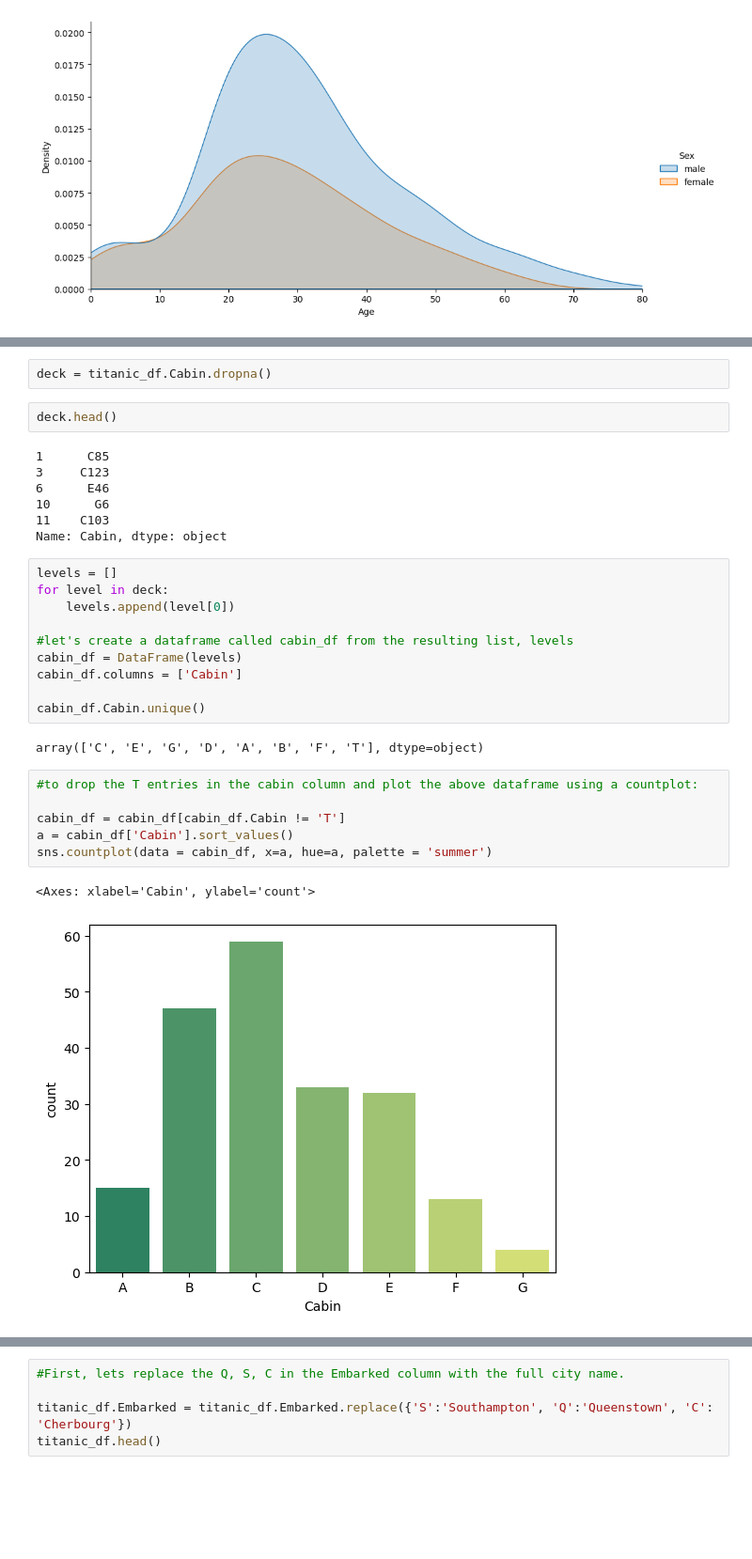
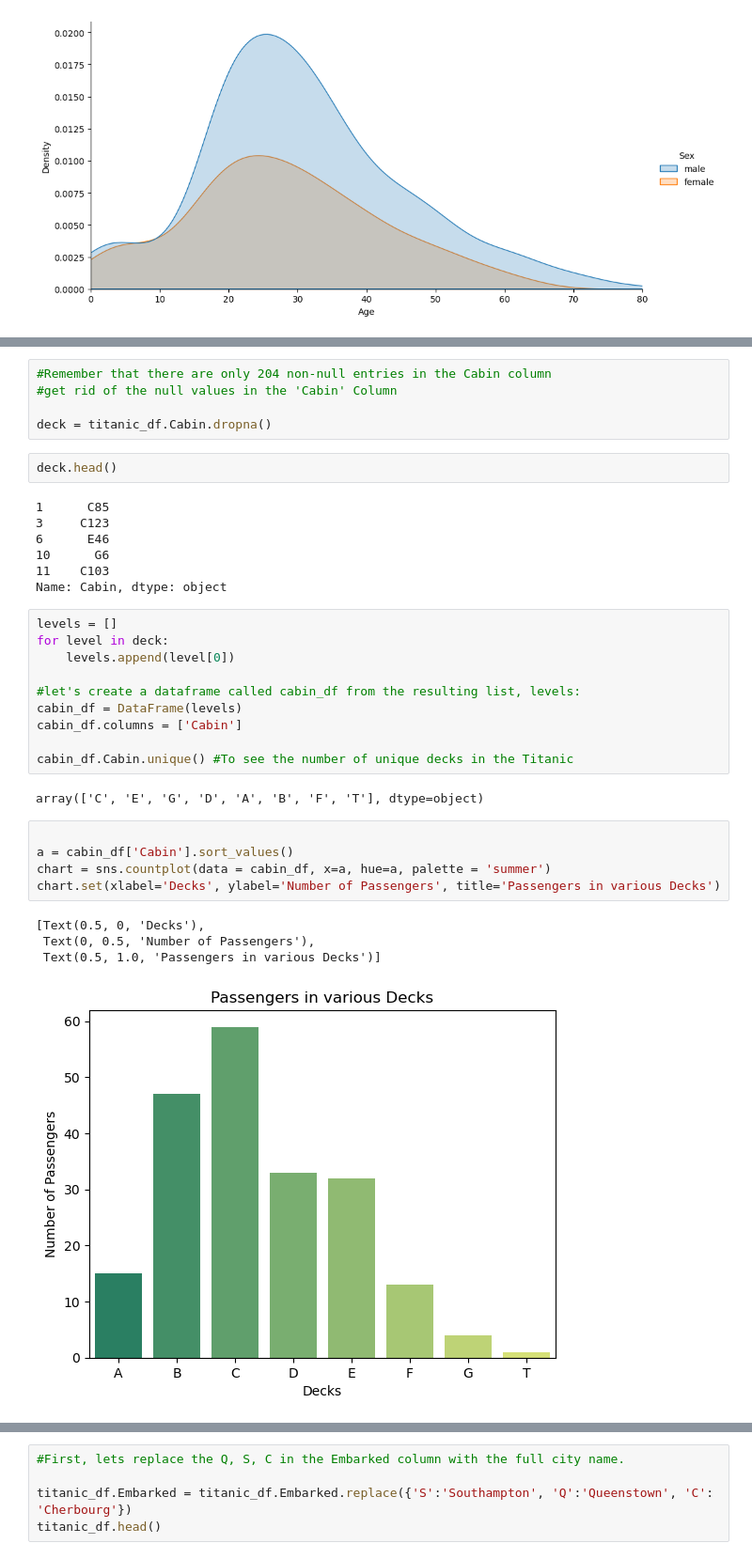
Before and after one commit to Kaycee-code/Data-Project, a Jupyter notebook: Titanic Data Project.ipynb, the cells around one changed output, grey strips where cells are left out. Shown at 94% size. Cells and saved outputs as stored; diff of their text form; blank space fills up the shorter version.

```diff
--- a/Titanic Data Project.ipynb
+++ b/Titanic Data Project.ipynb
@@ -159,4 +184,7 @@ Let's get rid of the null values in the 'Cabin' Column
 # %%
+#Remember that there are only 204 non-null entries in the Cabin column
+#get rid of the null values in the 'Cabin' Column
+
 deck = titanic_df.Cabin.dropna()
 # %%
 deck.head()
@@ -172,19 +200,20 @@ levels = []
 for level in deck:
     levels.append(level[0])
 
-#let's create a dataframe called cabin_df from the resulting list, levels
+#let's create a dataframe called cabin_df from the resulting list, levels:
 cabin_df = DataFrame(levels)
 cabin_df.columns = ['Cabin']
 
-cabin_df.Cabin.unique()
+cabin_df.Cabin.unique() #To see the number of unique decks in the Titanic
 # %% [output]
 array(['C', 'E', 'G', 'D', 'A', 'B', 'F', 'T'], dtype=object)
 # %%
-#to drop the T entries in the cabin column and plot the above dataframe using a countplot:
 
-cabin_df = cabin_df[cabin_df.Cabin != 'T']
 a = cabin_df['Cabin'].sort_values()
-sns.countplot(data = cabin_df, x=a, hue=a, palette = 'summer')
+chart = sns.countplot(data = cabin_df, x=a, hue=a, palette = 'summer')
+chart.set(xlabel='Decks', ylabel='Number of Passengers', title='Passengers in various Decks')
 # %% [output]
-<Axes: xlabel='Cabin', ylabel='count'>
+[Text(0.5, 0, 'Decks'),
+ Text(0, 0.5, 'Number of Passengers'),
+ Text(0.5, 1.0, 'Passengers in various Decks')]
-[figure, old version]
+[figure, new version]
```
Also changed, not shown: parts of 14 cells of this notebook.
